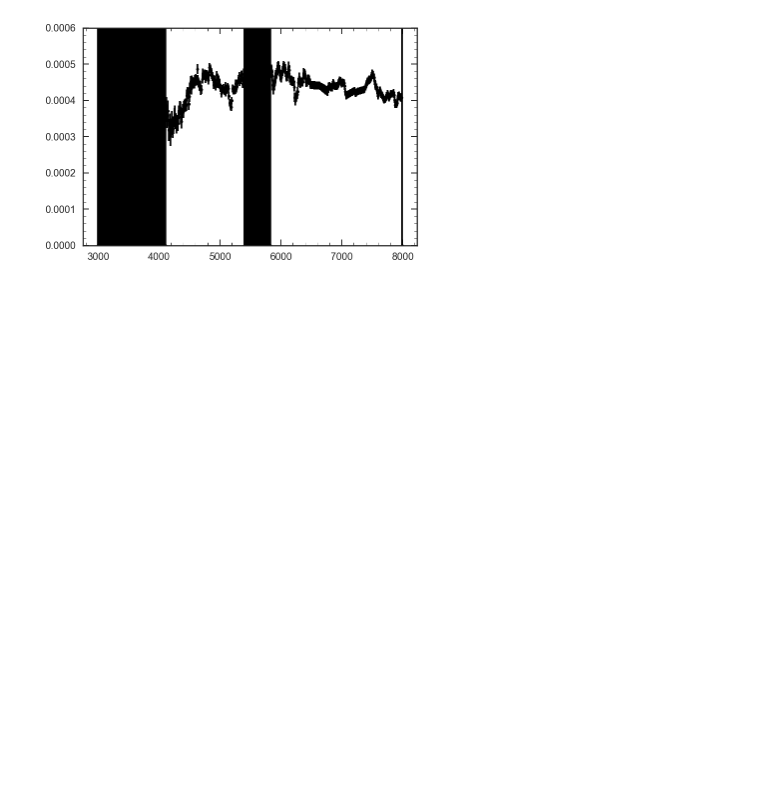
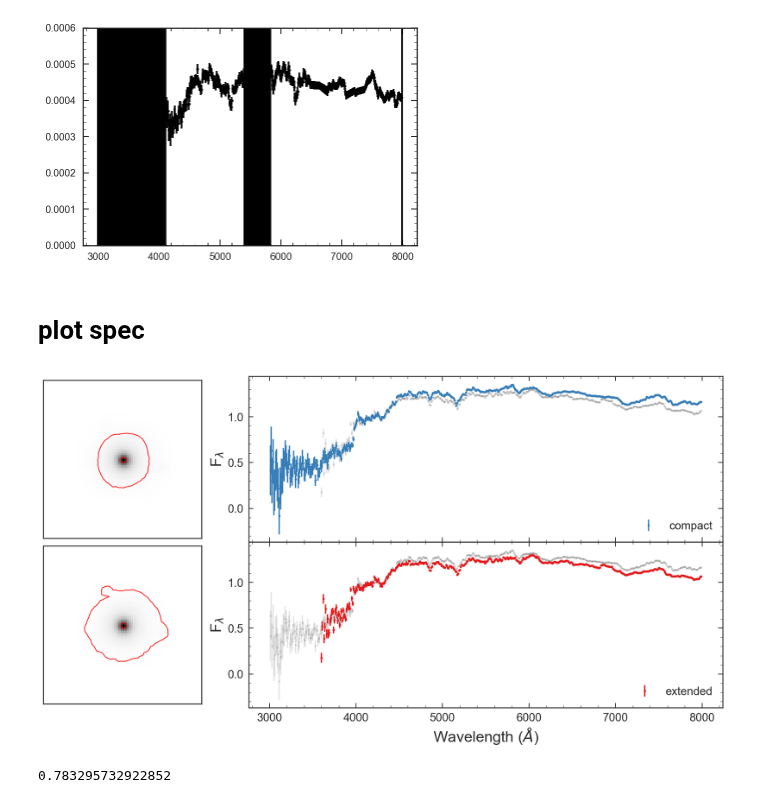
Before and after one commit to Vince-ec/Cluster_and_field, a Jupyter notebook: scripts/morphology.ipynb, the cells around one changed output. Cells and saved outputs as stored; diff of their text form; code cells hidden in the pictures; blank space fills up the shorter version.

```diff
--- a/scripts/morphology.ipynb
+++ b/scripts/morphology.ipynb
@@ -325,3 +385,57 @@ plt.ylim(0,0.0006)
 # %% [output]
 (0, 0.0006)
 [figure]
+# %% [markdown]
+# plot spec
+# %%
+cimg = np.load('../data/compact_img.npy')
+eimg = np.load('../data/extend_img.npy')
+
+cwave, cflux, cerror = np.load('../data/compact_spec.npy')
+ewave, eflux, eerror = np.load('../data/extended_spec.npy')
+# %%
+ncimg, clow, chigh = Light_contours(cimg)
+neimg, elow, ehigh = Light_contours(eimg)
+# %%
+gs = gridspec.GridSpec(2,2, width_ratios=[1,3], hspace=0, wspace = 0.15)
+
+plt.figure(figsize=[16,8])
+
+plt.subplot(gs[0,0])
+plt.imshow(np.arcsinh(eimg), cmap= 'binary')
+plt.contour(ncimg,np.array([chigh, clow]),colors='r',linewidths=1)
+plt.xticks([])
+plt.yticks([])
+
+plt.subplot(gs[0,1])
+plt.errorbar(cwave, cflux, cerror,
+            linestyle='None', marker='o', markersize=3, color='#377eb8', zorder = 2, label = 'compact')
+plt.errorbar(ewave, eflux, eerror,
+            linestyle='None', marker='o', markersize=3, color='k', alpha = 0.1, zorder = 1)
+
+plt.legend(fontsize = 15, loc = 4)
+plt.ylabel('F$_\lambda$', fontsize=20)
+
+plt.tick_params(axis='both', which='major', labelsize=15)
+plt.subplot(gs[1,0])
+plt.imshow(eimg, cmap= 'binary')
+plt.contour(neimg,np.array([ehigh, elow]),colors='r',linewidths=1)
+plt.xticks([])
+plt.yticks([])
+
+plt.subplot(gs[1,1])
+plt.errorbar(cwave, cflux, cerror,
+            linestyle='None', marker='o', markersize=3, color='k', alpha = 0.1, zorder = 1)
+plt.errorbar(ewave, eflux, eerror,
+            linestyle='None', marker='o', markersize=3, color='#e41a1c', zorder = 2, label = 'extended')
+plt.legend(fontsize = 15, loc = 4)
+plt.xlabel('Wavelength ($\AA$)', fontsize=20)
+plt.ylabel('F$_\lambda$', fontsize=20)
+
+plt.tick_params(axis='both', which='major', labelsize=15)
+# %% [output]
+[figure, added]
+# %%
+np.max(cimg)
+# %% [output]
+0.783295732922852
```
Also changed, not shown: parts of 6 cells of this notebook.
